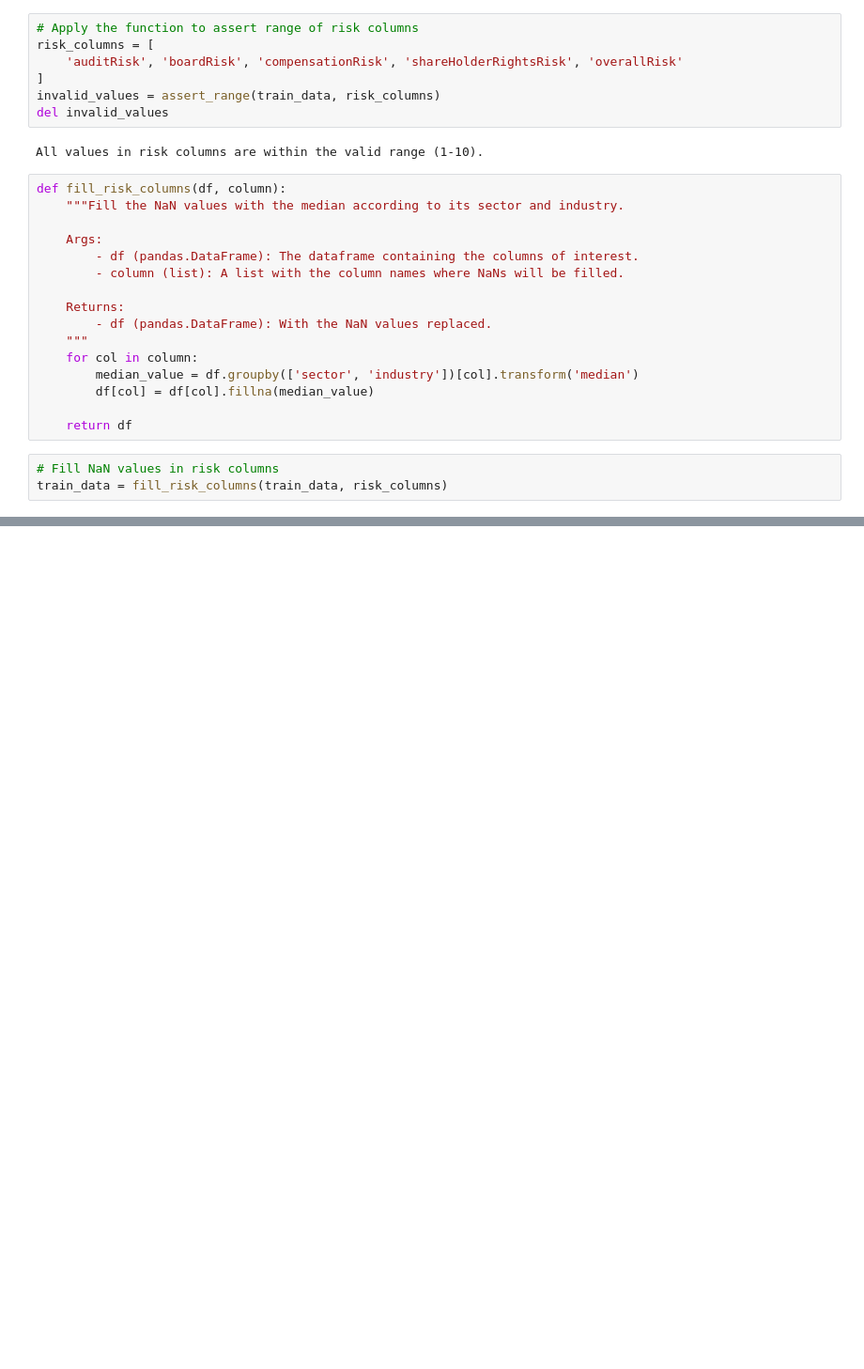
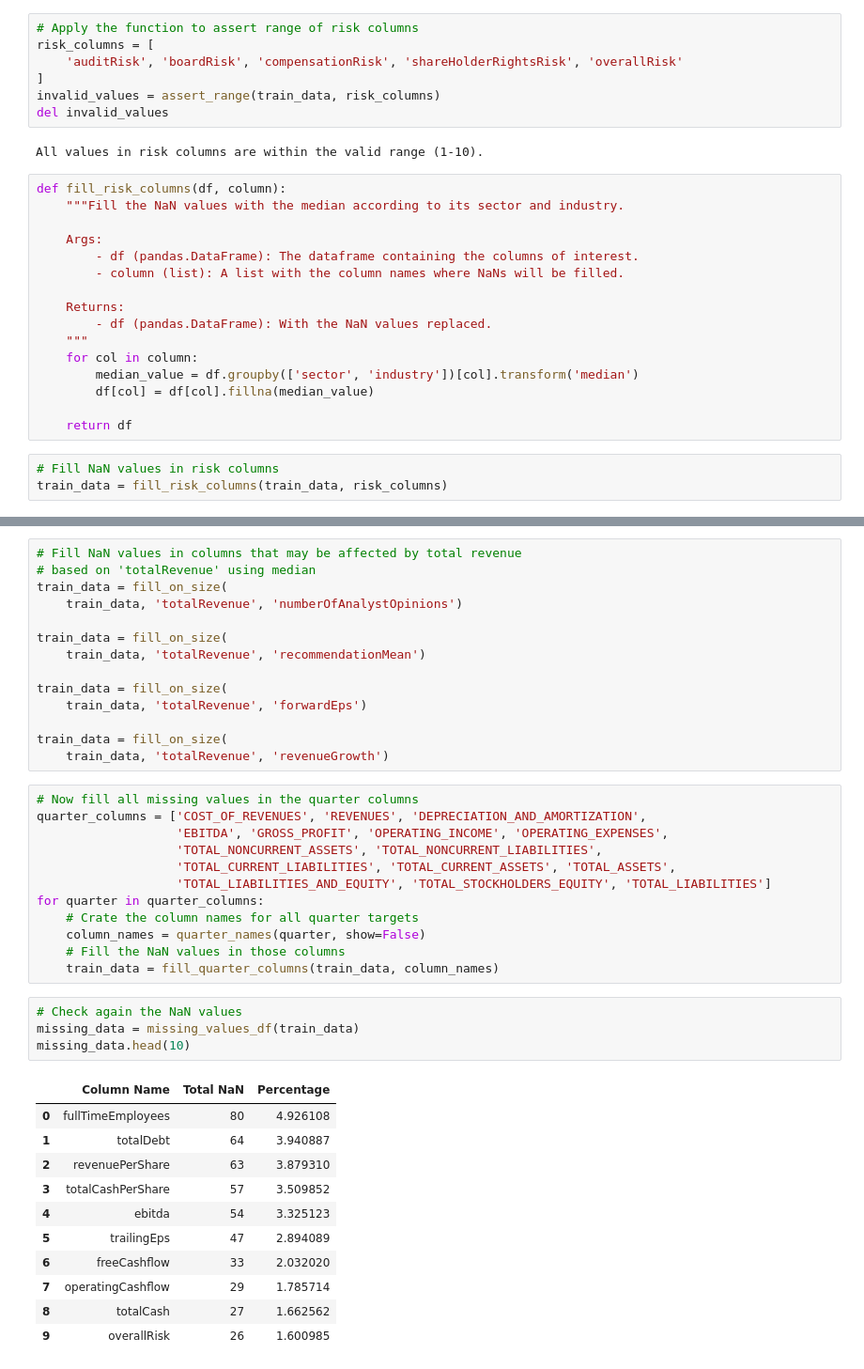
Before and after one commit to Juanqu261/financial-performance, a Jupyter notebook: notebooks/EDA_analysis.ipynb, the cells around one changed output, grey strips where cells are left out. Shown at 94% size. Cells and saved outputs as stored; diff of their text form; blank space fills up the shorter version.

```diff
--- a/notebooks/EDA_analysis.ipynb
+++ b/notebooks/EDA_analysis.ipynb
@@ -186,0 +252,42 @@ train_data = fill_quarter_columns(train_data, net_income)
+# %%
+# Fill NaN values in columns that may be affected by total revenue
+# based on 'totalRevenue' using median
+train_data = fill_on_size(
+    train_data, 'totalRevenue', 'numberOfAnalystOpinions')
+
+train_data = fill_on_size(
+    train_data, 'totalRevenue', 'recommendationMean')
+
+train_data = fill_on_size(
+    train_data, 'totalRevenue', 'forwardEps')
+
+train_data = fill_on_size(
+    train_data, 'totalRevenue', 'revenueGrowth')
+# %%
+# Now fill all missing values in the quarter columns
+quarter_columns = ['COST_OF_REVENUES', 'REVENUES', 'DEPRECIATION_AND_AMORTIZATION',
+                   'EBITDA', 'GROSS_PROFIT', 'OPERATING_INCOME', 'OPERATING_EXPENSES',
+                   'TOTAL_NONCURRENT_ASSETS', 'TOTAL_NONCURRENT_LIABILITIES',
+                   'TOTAL_CURRENT_LIABILITIES', 'TOTAL_CURRENT_ASSETS', 'TOTAL_ASSETS',
+                   'TOTAL_LIABILITIES_AND_EQUITY', 'TOTAL_STOCKHOLDERS_EQUITY', 'TOTAL_LIABILITIES']
+for quarter in quarter_columns:
+    # Crate the column names for all quarter targets
+    column_names = quarter_names(quarter, show=False)
+    # Fill the NaN values in those columns
+    train_data = fill_quarter_columns(train_data, column_names)
+# %%
+# Check again the NaN values
+missing_data = missing_values_df(train_data)
+missing_data.head(10)
+# %% [output]
+|  | Column Name | Total NaN | Percentage |
+| 0 | fullTimeEmployees | 80 | 4.926108 |
+| 1 | totalDebt | 64 | 3.940887 |
+| 2 | revenuePerShare | 63 | 3.879310 |
+| 3 | totalCashPerShare | 57 | 3.509852 |
+| 4 | ebitda | 54 | 3.325123 |
+| 5 | trailingEps | 47 | 2.894089 |
+| 6 | freeCashflow | 33 | 2.032020 |
+| 7 | operatingCashflow | 29 | 1.785714 |
+| 8 | totalCash | 27 | 1.662562 |
+| 9 | overallRisk | 26 | 1.600985 |
```
Also changed, not shown: parts of 10 cells of this notebook.
